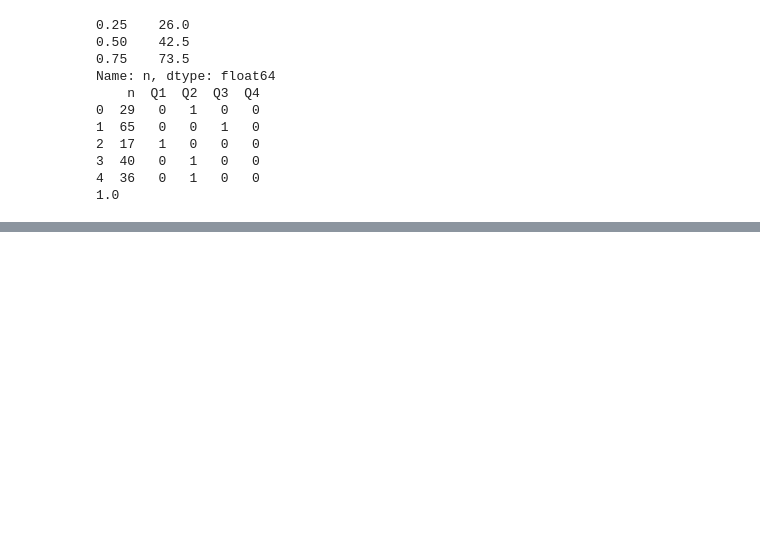
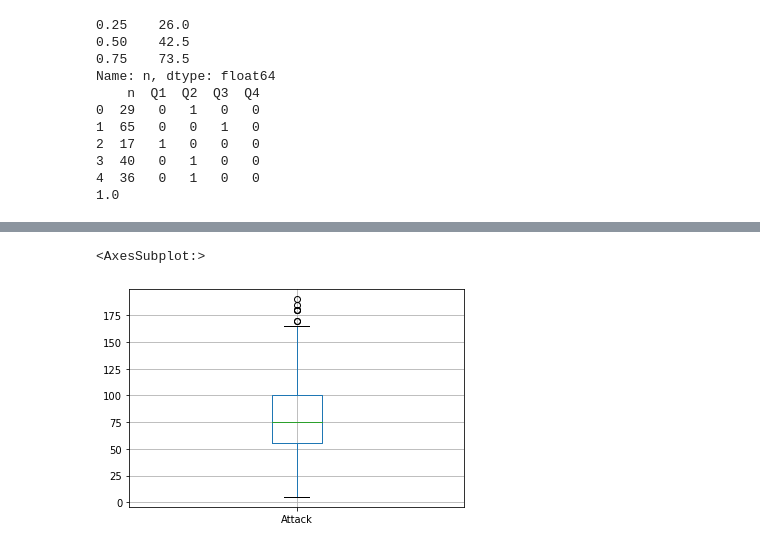
Before and after one commit to carlosjimenez88M/EDA_Course, a Jupyter notebook: Resumen_Python.ipynb, the cells around one changed output, grey strips where cells are left out. Saved outputs shown, nothing was run; the diff lists cells and outputs as text; code cells hidden in the pictures; blank space fills up the shorter version.

```diff
--- a/Resumen_Python.ipynb
+++ b/Resumen_Python.ipynb
@@ -447,0 +433,9 @@ sns.boxplot(data= A)
+# %%
+
+
+pokemon = pd.read_csv('https://gist.githubusercontent.com/armgilles/194bcff35001e7eb53a2a8b441e8b2c6/raw/92200bc0a673d5ce2110aaad4544ed6c4010f687/pokemon.csv')
+pokemon = pokemon.drop(['#'],axis=1)
+pokemon.boxplot(column=['Attack'])
+# %% [output]
+<AxesSubplot:>
+[figure, added]
```
Also changed, not shown: parts of 4 cells of this notebook.
